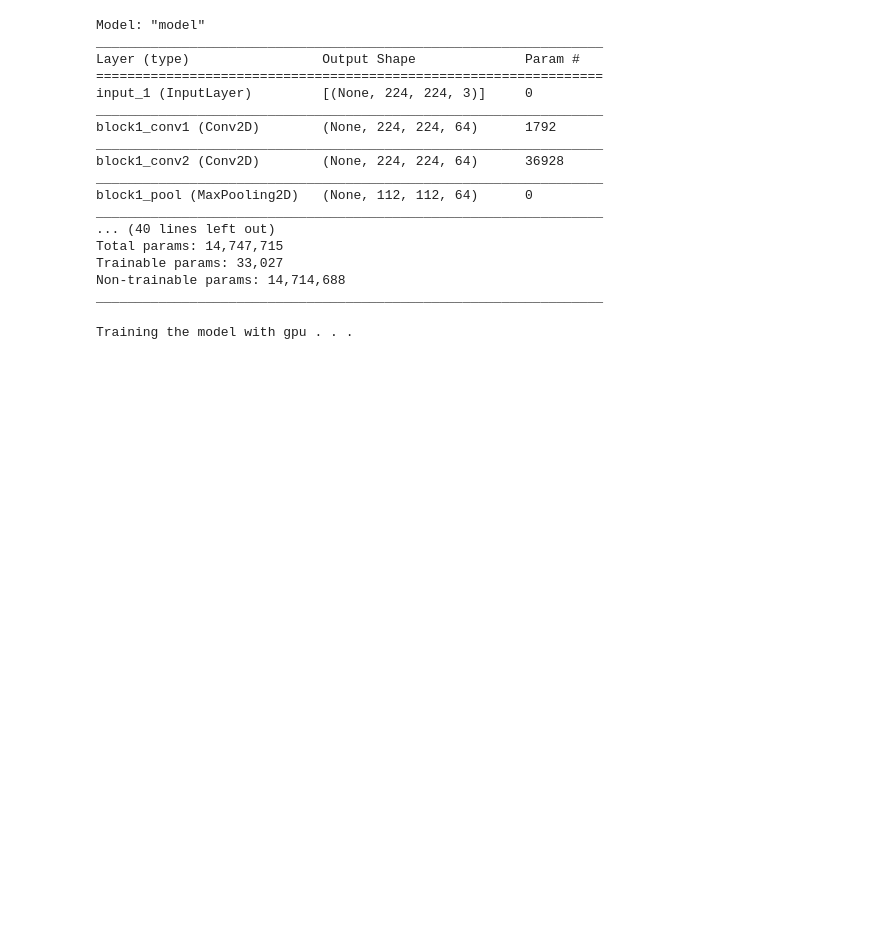
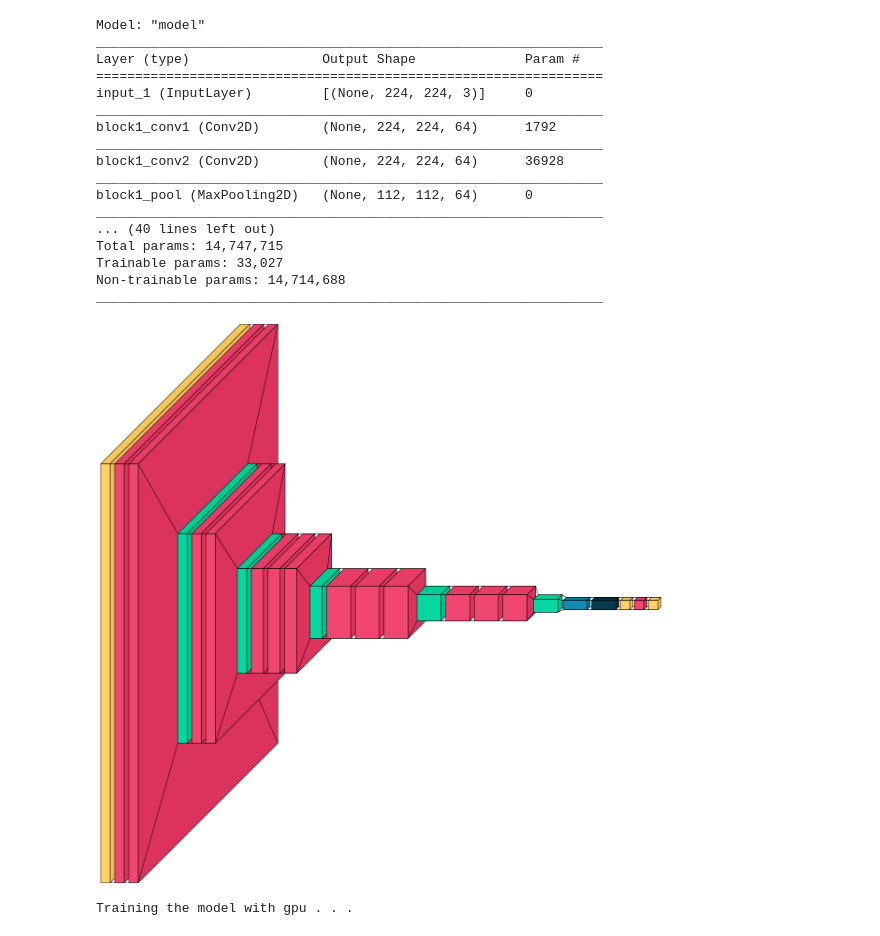
Before and after one commit to jaidenmeiden/arf, a Jupyter notebook: covid19_x-ray_images/Experiment1/algorithm_pneumonia.ipynb, the cells around one changed output. Drawn from its saved outputs; the diff is of its cells as text; code cells hidden in the pictures; blank space fills up the shorter version.

```diff
--- a/covid19_x-ray_images/Experiment1/algorithm_pneumonia.ipynb
+++ b/covid19_x-ray_images/Experiment1/algorithm_pneumonia.ipynb
@@ -279,6 +284,10 @@ Total params: 14,747,715
 Trainable params: 33,027
 Non-trainable params: 14,714,688
 _________________________________________________________________
+# %%
+visualkeras.layered_view(model)
+# %% [output]
+[figure, added]
 # %%
 # training the model with gpu or cpu, it depends:
 
```
Also changed, not shown: parts of 6 cells of this notebook, 1 other file.
